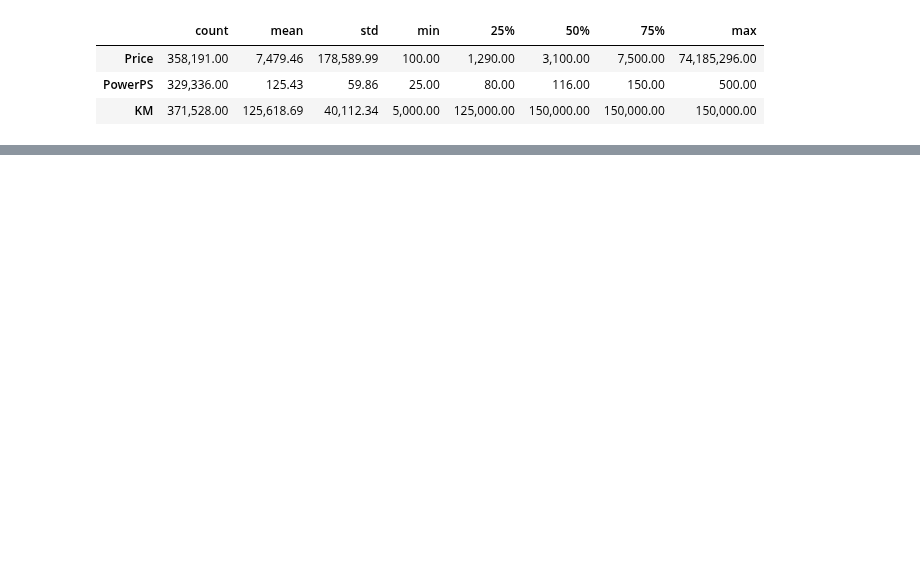
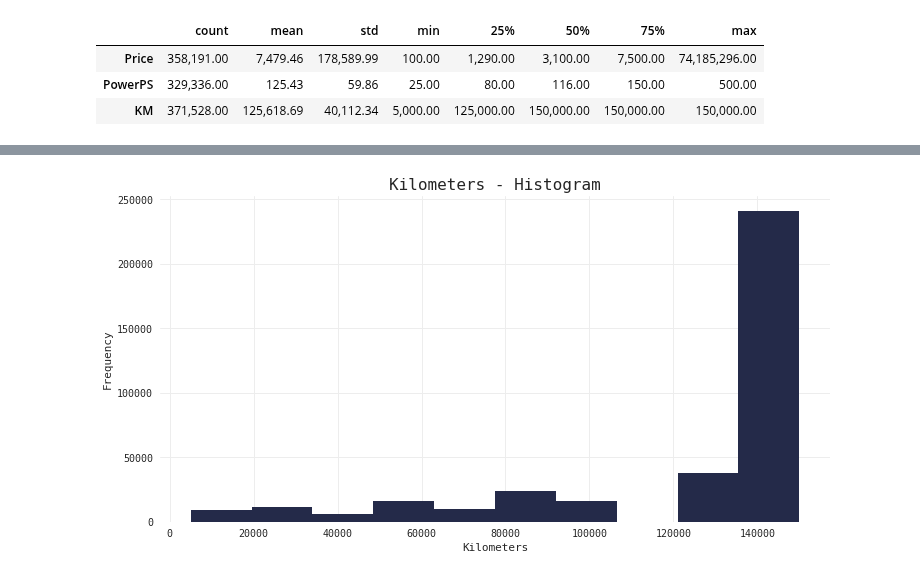
Before and after one commit to qu4ku/datasets-analysis, a Jupyter notebook: 005-used-cars-database.ipynb, the cells around one changed output, grey strips where cells are left out. Cells and saved outputs as stored; diff of their text form; code cells hidden in the pictures; blank space fills up the shorter version.

```diff
--- a/005-used-cars-database.ipynb
+++ b/005-used-cars-database.ipynb
@@ -224,0 +226,7 @@ df[['Price', 'PowerPS', 'KM']].describe().T
+# %%
+plt.hist(df.KM, color=MC);
+plt.title('Kilometers - Histogram');
+plt.xlabel('Kilometers')
+plt.ylabel('Frequency');
+# %% [output]
+[figure, added]
```
Also changed, not shown: parts of 13 cells of this notebook.
